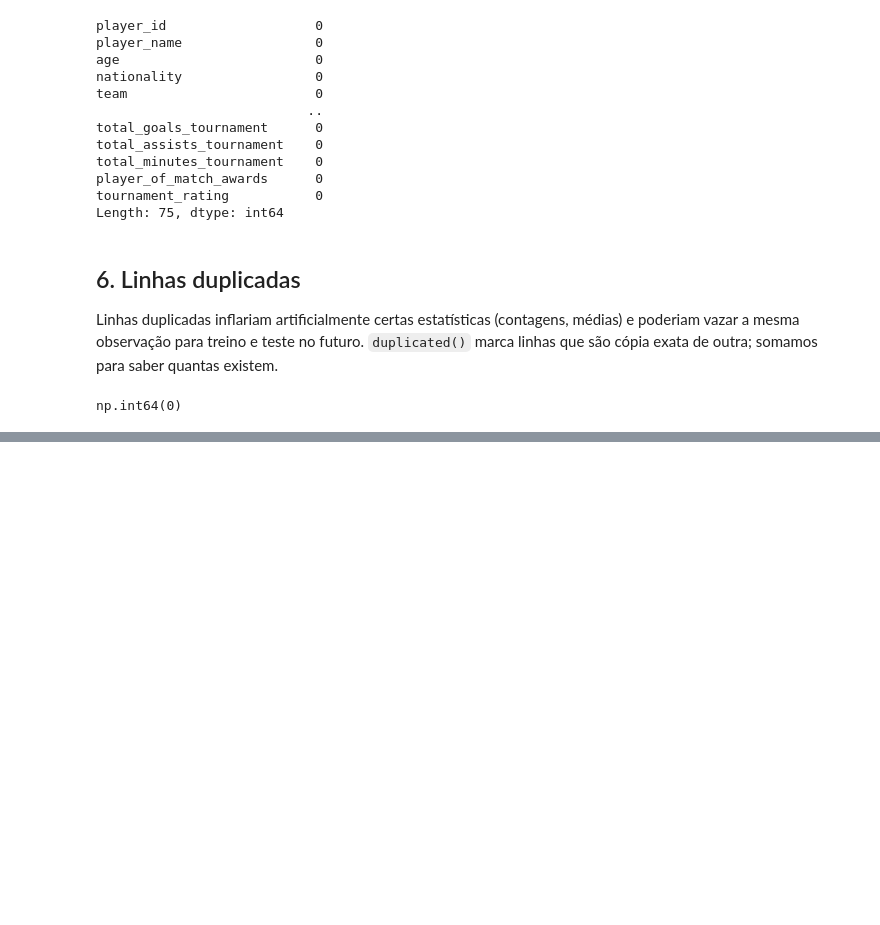
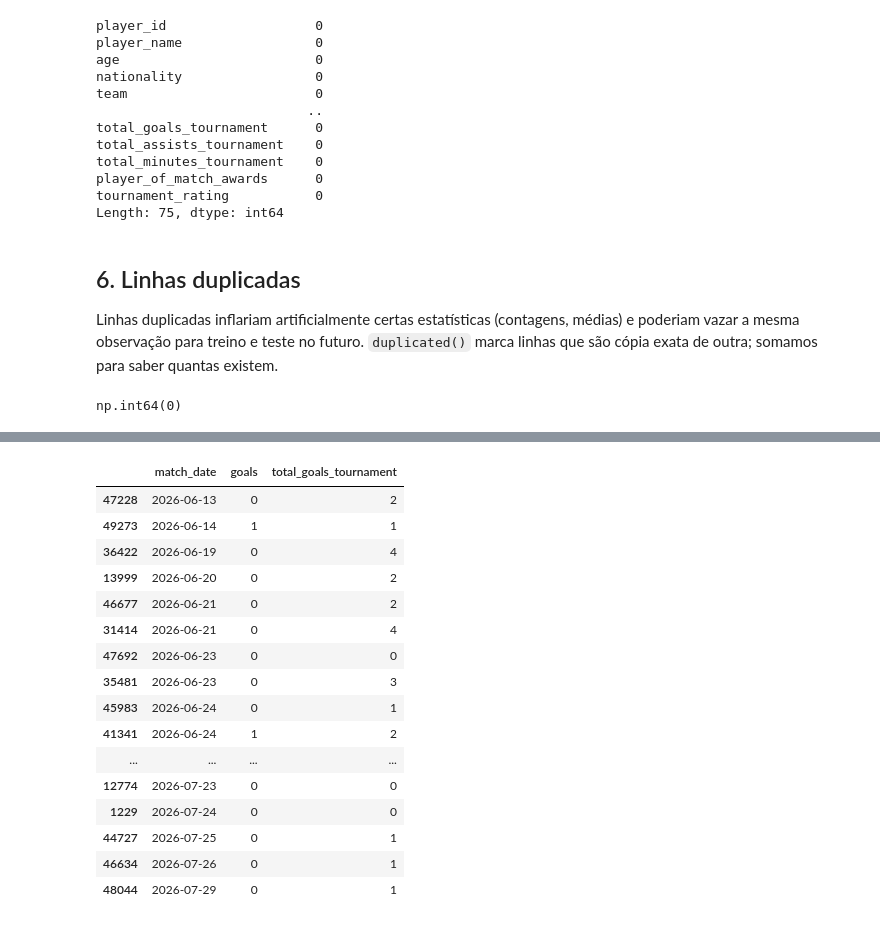
Before and after one commit to Filip3Owl/WorldCupPlayersAnalyses, a Jupyter notebook: notebooks/01_eda.ipynb, the cells around one changed output, grey strips where cells are left out. Drawn from its saved outputs; the diff is of its cells as text; code cells hidden in the pictures; blank space fills up the shorter version.

```diff
--- a/notebooks/01_eda.ipynb
+++ b/notebooks/01_eda.ipynb
@@ -96,0 +208,26 @@ np.int64(0)
+# %%
+data_df["match_date"] = pd.to_datetime(data_df["match_date"])
+
+goals_by_player = data_df.groupby("player_id")["goals"].sum()
+sample_player = goals_by_player[goals_by_player > 5].index[0]
+
+sample = data_df[data_df["player_id"] == sample_player].sort_values("match_date")
+sample[["match_date", "goals", "total_goals_tournament"]]
+# %% [output]
+|  | match_date | goals | total_goals_tournament |
+| 47228 | 2026-06-13 | 0 | 2 |
+| 49273 | 2026-06-14 | 1 | 1 |
+| 36422 | 2026-06-19 | 0 | 4 |
+| 13999 | 2026-06-20 | 0 | 2 |
+| 46677 | 2026-06-21 | 0 | 2 |
+| 31414 | 2026-06-21 | 0 | 4 |
+| 47692 | 2026-06-23 | 0 | 0 |
+| 35481 | 2026-06-23 | 0 | 3 |
+| 45983 | 2026-06-24 | 0 | 1 |
+| 41341 | 2026-06-24 | 1 | 2 |
+| ... | ... | ... | ... |
+| 12774 | 2026-07-23 | 0 | 0 |
+| 1229 | 2026-07-24 | 0 | 0 |
+| 44727 | 2026-07-25 | 0 | 1 |
+| 46634 | 2026-07-26 | 0 | 1 |
+| 48044 | 2026-07-29 | 0 | 1 |
```
Also changed, not shown: parts of 15 cells of this notebook.
